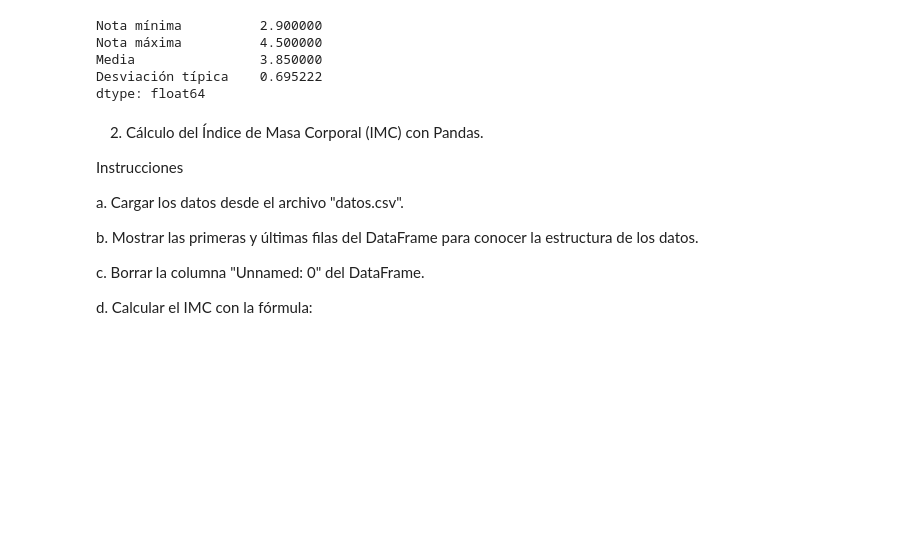
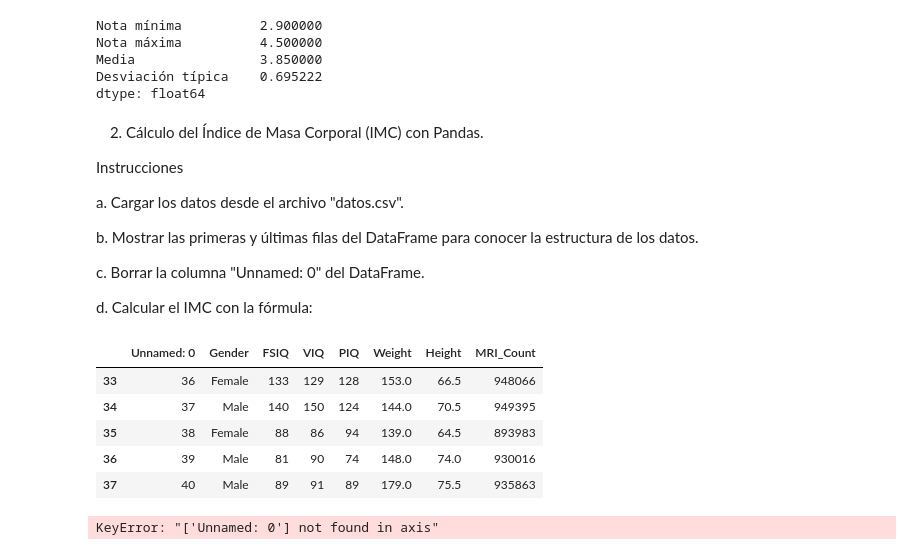
Before and after one commit to marianavasquezr/LAB_BIOSENALES, a Jupyter notebook: proyecto 1.ipynb, the cells around one changed output. Saved outputs shown, nothing was run; the diff lists cells and outputs as text; code cells hidden in the pictures; blank space fills up the shorter version.

```diff
--- a/proyecto 1.ipynb
+++ b/proyecto 1.ipynb
@@ -253,3 +253,18 @@ b. Mostrar las primeras y últimas filas del DataFrame para conocer la estructur
 c. Borrar la columna "Unnamed: 0" del DataFrame.
 
 d. Calcular el IMC con la fórmula:
+# %%
+pacientes = pd.read_csv("datos.csv", sep=";")
+pacientes.head()
+pacientes.tail()
+# %% [output]
+|  | Unnamed: 0 | Gender | FSIQ | VIQ | PIQ | Weight | Height | MRI_Count |
+| 33 | 36 | Female | 133 | 129 | 128 | 153.0 | 66.5 | 948066 |
+| 34 | 37 | Male | 140 | 150 | 124 | 144.0 | 70.5 | 949395 |
+| 35 | 38 | Female | 88 | 86 | 94 | 139.0 | 64.5 | 893983 |
+| 36 | 39 | Male | 81 | 90 | 74 | 148.0 | 74.0 | 930016 |
+| 37 | 40 | Male | 89 | 91 | 89 | 179.0 | 75.5 | 935863 |
+# %%
+pacientes.drop(columns=["Unnamed: 0"], inplace=True)
+# %% [output]
+KeyError: "['Unnamed: 0'] not found in axis"
```
Also changed, not shown: parts of 2 cells of this notebook.
